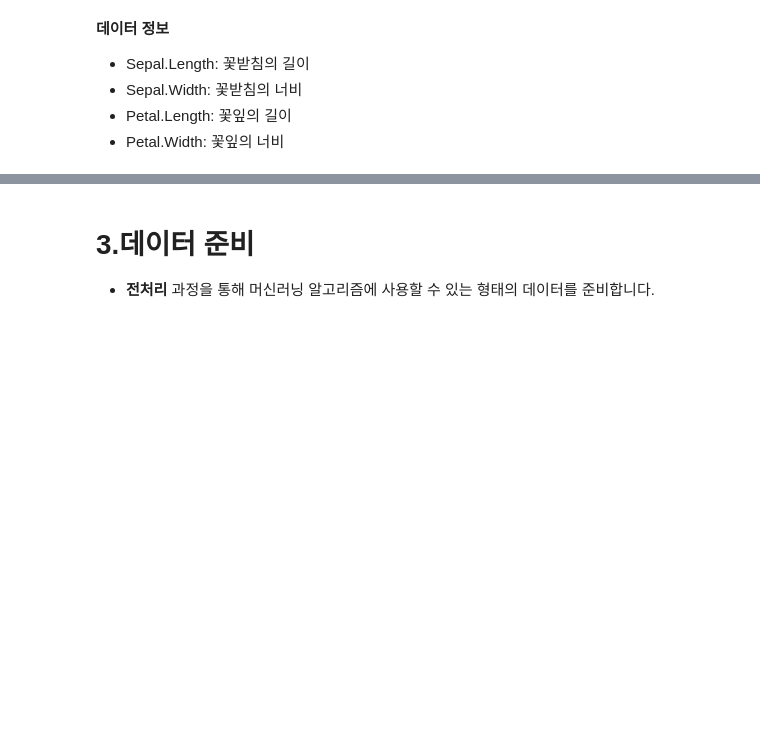
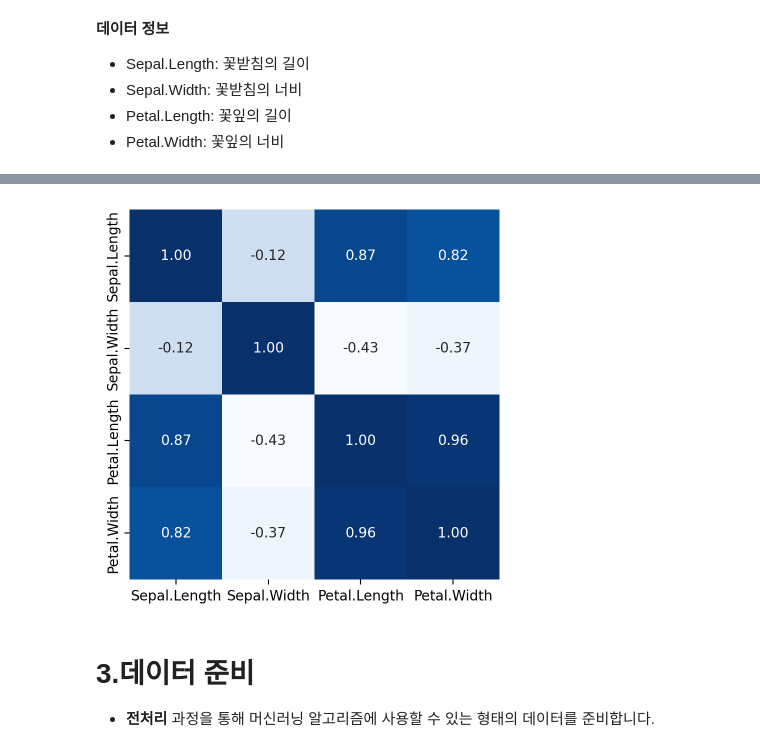
Before and after one commit to chrisseo2002/Machine_Learning, a Jupyter notebook: 익히기/실습01_03_코딩연습(Iris).ipynb, the cells around one changed output, grey strips where cells are left out. Saved outputs shown, nothing was run; the diff lists cells and outputs as text; code cells hidden in the pictures; blank space fills up the shorter version.

```diff
--- a/익히기/실습01_03_코딩연습(Iris).ipynb
+++ b/익히기/실습01_03_코딩연습(Iris).ipynb
@@ -58,3 +103,15 @@ data.head()
+# %%
+# 상관관계 시각화
+sns.heatmap(data.corr(),
+            annot=True,
+            cmap = 'Blues',
+            fmt='.2f',
+            cbar=False,
+            square=True)
+
+plt.show()
+# %% [output]
+[figure, added]
 # %% [markdown]
 # 3.데이터 준비
 
```
Also changed, not shown: parts of 16 cells of this notebook, 2 other files.
